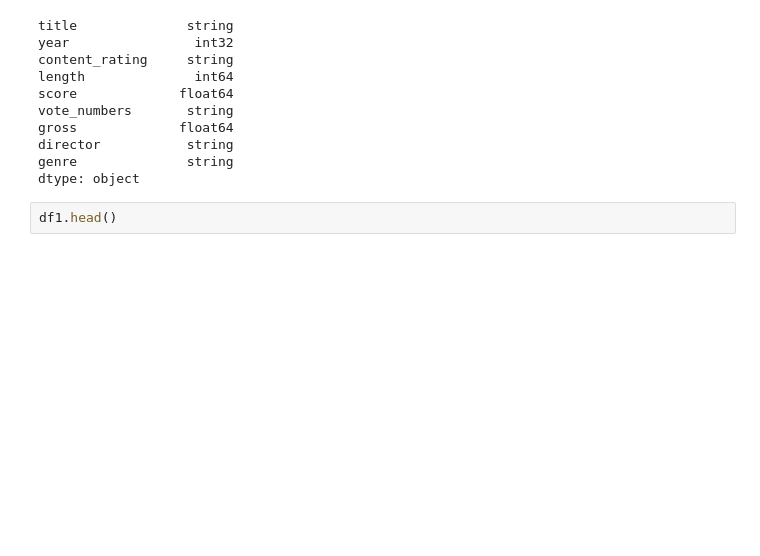
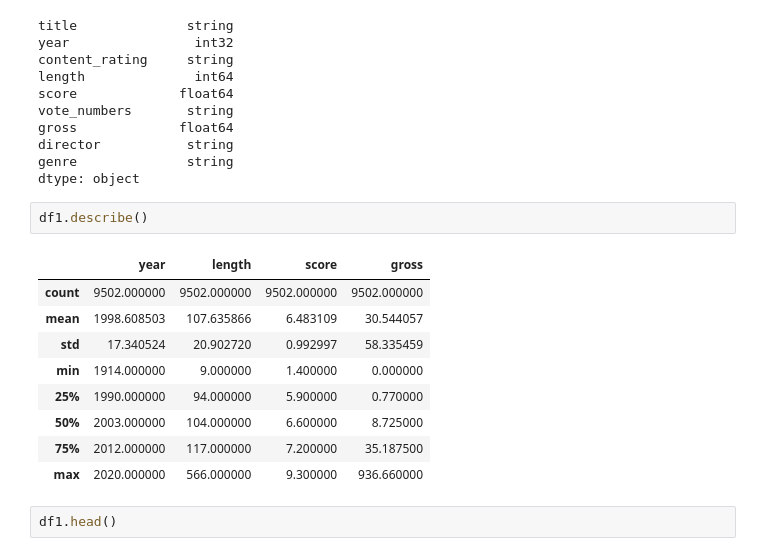
Before and after one commit to YueWangpl/DATA1050_movie_rating_prediction_proj, a Jupyter notebook: Visualization2.ipynb, the cells around one changed output. Drawn from its saved outputs; the diff is of its cells as text; blank space fills up the shorter version.

```diff
--- a/Visualization2.ipynb
+++ b/Visualization2.ipynb
@@ -63,6 +45,18 @@ gross             float64
 director           string
 genre              string
 dtype: object
+# %%
+df1.describe()
+# %% [output]
+|  | year | length | score | gross |
+| count | 9502.000000 | 9502.000000 | 9502.000000 | 9502.000000 |
+| mean | 1998.608503 | 107.635866 | 6.483109 | 30.544057 |
+| std | 17.340524 | 20.902720 | 0.992997 | 58.335459 |
+| min | 1914.000000 | 9.000000 | 1.400000 | 0.000000 |
+| 25% | 1990.000000 | 94.000000 | 5.900000 | 0.770000 |
+| 50% | 2003.000000 | 104.000000 | 6.600000 | 8.725000 |
+| 75% | 2012.000000 | 117.000000 | 7.200000 | 35.187500 |
+| max | 2020.000000 | 566.000000 | 9.300000 | 936.660000 |
 # %%
 df1.head()
 # %% [output]
```
Also changed, not shown: parts of 6 cells of this notebook.
